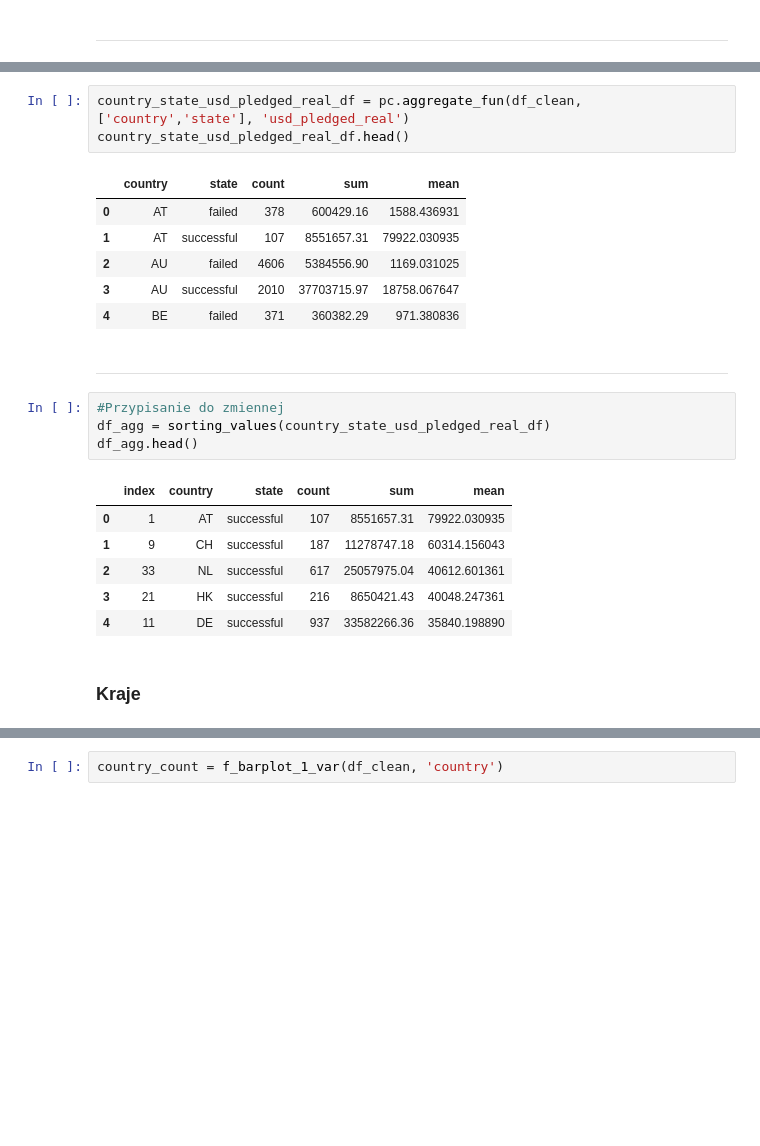
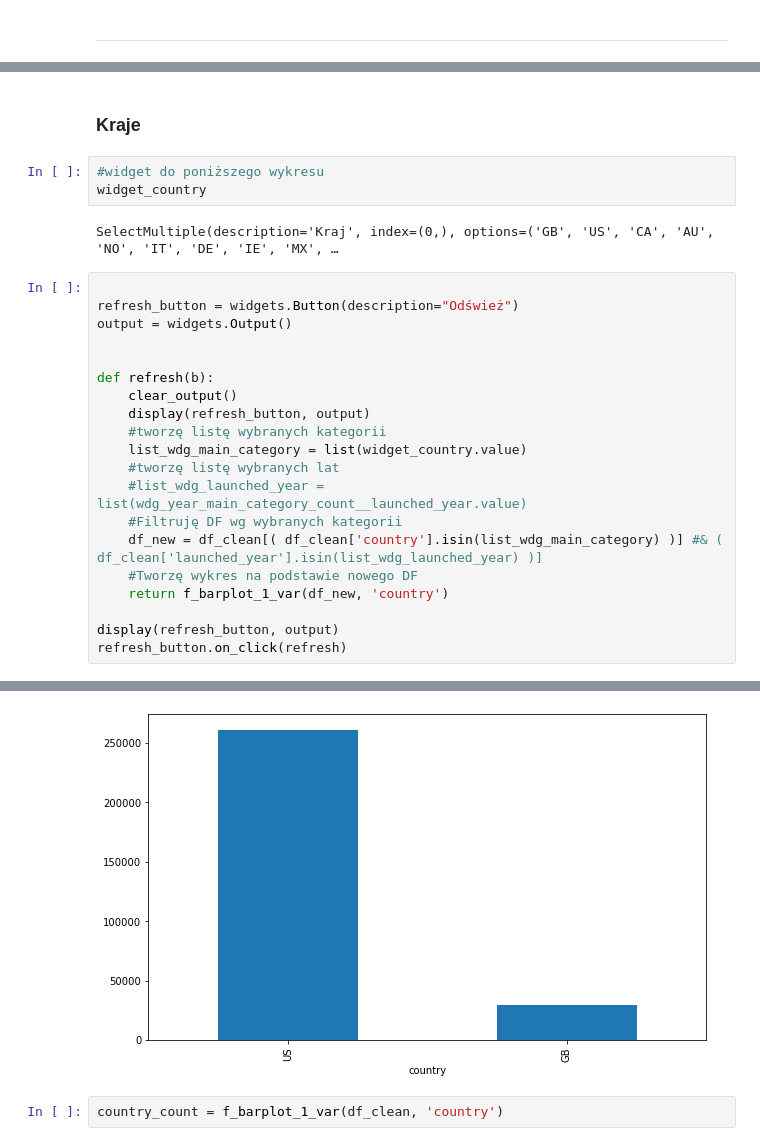
Before and after one commit to infoshareacademy/jdszr7-gold_diggers, a Jupyter notebook: python_projects/Kickstarter/plots.ipynb, the cells around one changed output, grey strips where cells are left out. Saved outputs shown, nothing was run; the diff lists cells and outputs as text; blank space fills up the shorter version.

```diff
--- a/python_projects/Kickstarter/plots.ipynb
+++ b/python_projects/Kickstarter/plots.ipynb
@@ -317,25 +319,28 @@ pc.sorting_values(country_state_usd_goal_real_df).head()
-# %%
-country_state_usd_pledged_real_df = pc.aggregate_fun(df_clean, ['country','state'], 'usd_pledged_real')
-country_state_usd_pledged_real_df.head()
-# %% [output]
-|  | country | state | count | sum | mean |
-| 0 | AT | failed | 378 | 600429.16 | 1588.436931 |
-| 1 | AT | successful | 107 | 8551657.31 | 79922.030935 |
-| 2 | AU | failed | 4606 | 5384556.90 | 1169.031025 |
-| 3 | AU | successful | 2010 | 37703715.97 | 18758.067647 |
-| 4 | BE | failed | 371 | 360382.29 | 971.380836 |
-# %% [markdown]
-***
-# %%
-#Przypisanie do zmiennej
-df_agg = sorting_values(country_state_usd_pledged_real_df)
-df_agg.head()
-# %% [output]
-|  | index | country | state | count | sum | mean |
-| 0 | 1 | AT | successful | 107 | 8551657.31 | 79922.030935 |
-| 1 | 9 | CH | successful | 187 | 11278747.18 | 60314.156043 |
-| 2 | 33 | NL | successful | 617 | 25057975.04 | 40612.601361 |
-| 3 | 21 | HK | successful | 216 | 8650421.43 | 40048.247361 |
-| 4 | 11 | DE | successful | 937 | 33582266.36 | 35840.198890 |
 # %% [markdown]
 ### Kraje
+# %%
+#widget do poniższego wykresu
+widget_country
+# %% [output]
+SelectMultiple(description='Kraj', index=(0,), options=('GB', 'US', 'CA', 'AU', 'NO', 'IT', 'DE', 'IE', 'MX', …
+# %%
+
+refresh_button = widgets.Button(description="Odśwież")
+output = widgets.Output()
+
+
+def refresh(b):
+    clear_output()
+    display(refresh_button, output)
+    #tworzę listę wybranych kategorii
+    list_wdg_main_category = list(widget_country.value)
+    #tworzę listę wybranych lat
+    #list_wdg_launched_year = list(wdg_year_main_category_count__launched_year.value)
+    #Filtruję DF wg wybranych kategorii
+    df_new = df_clean[( df_clean['country'].isin(list_wdg_main_category) )] #& ( df_clean['launched_year'].isin(list_wdg_launched_year) )]
+    #Tworzę wykres na podstawie nowego DF
+    return f_barplot_1_var(df_new, 'country')
+
+display(refresh_button, output)
+refresh_button.on_click(refresh)
+# %% [output]
@@ -342,3 +349,4 @@ df_agg.head()
+[figure, added]
 # %%
 country_count = f_barplot_1_var(df_clean, 'country')
 # %% [output]
```
Also changed, not shown: parts of 30 cells of this notebook, 1 other file.
